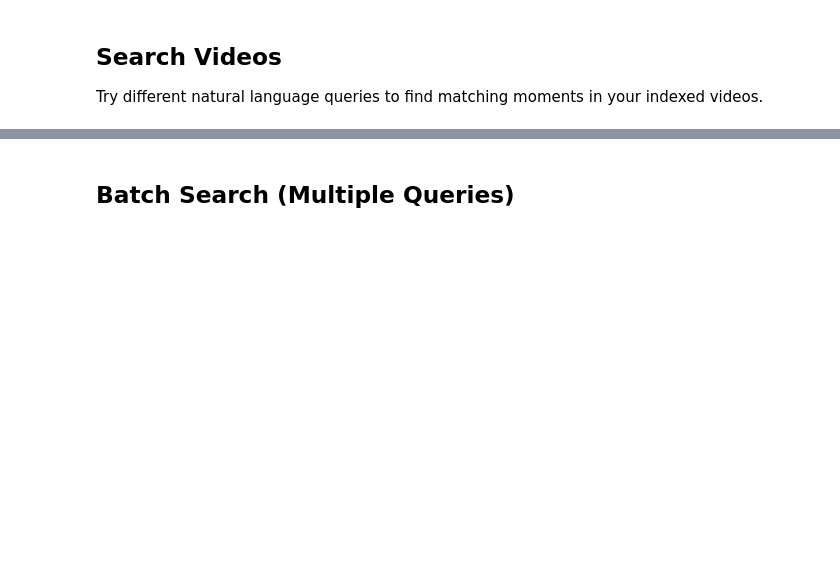
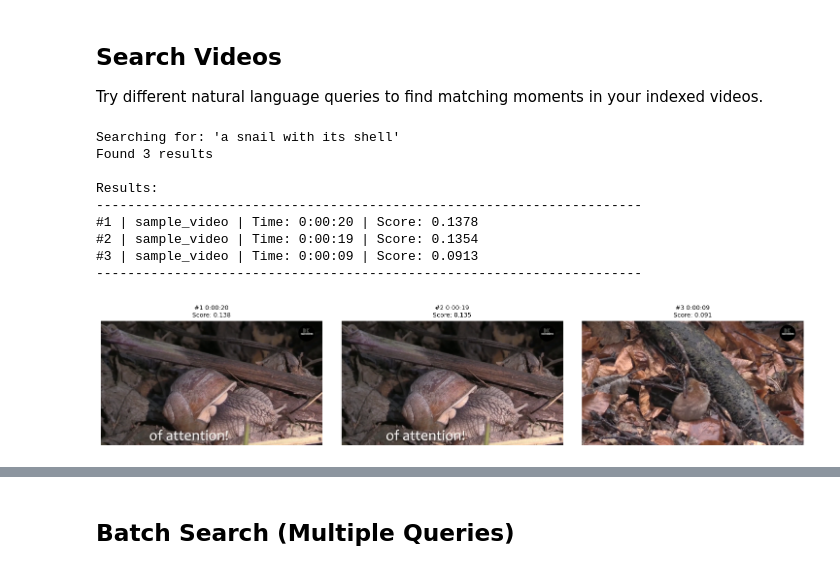
Before and after one commit to kira-1011/video-semantic-search, a Jupyter notebook: main.ipynb, the cells around one changed output, grey strips where cells are left out. Saved outputs shown, nothing was run; the diff lists cells and outputs as text; code cells hidden in the pictures; blank space fills up the shorter version.

```diff
--- a/main.ipynb
+++ b/main.ipynb
@@ -84,7 +70,7 @@ All configurable parameters in one place with justifications.
 
 # SigLIP 2 base model - fastest variant with 768-dim embeddings
 # Alternatives: siglip2-large-patch16-384 (1024-dim), siglip2-so400m-patch14-384 (1152-dim)
-MODEL_NAME = "google/siglip2-base-patch16-256"
+MODEL_NAME = "google/siglip2-base-patch16-224"
 
 # Embedding dimension for base model (changes with model variant)
 EMBEDDING_DIM = 768
@@ -147,9 +133,6 @@ Load the vision-language encoder with memory optimizations:
 - **SDPA**: Scaled Dot-Product Attention for efficient GPU computation
 # %%
 print(f"Loading model: {MODEL_NAME}")
-
-# Load processor (handles image preprocessing and text tokenization)
-processor = AutoProcessor.from_pretrained(MODEL_NAME)
 
 # Load model with optimizations
 # - torch_dtype=float16: Half precision for 50% memory savings
@@ -157,11 +140,16 @@ processor = AutoProcessor.from_pretrained(MODEL_NAME)
 # - device_map="auto": Automatically place on GPU if available
 model = AutoModel.from_pretrained(
     MODEL_NAME,
-    torch_dtype=torch.float16,
+    dtype=torch.float16,
     attn_implementation="sdpa",
     device_map="auto"
 ).eval()  # Set to evaluation mode (disables dropout)
 
+
+# Load processor (handles image preprocessing and text tokenization)
+processor = AutoProcessor.from_pretrained(MODEL_NAME)
+
+
 print(f"Model loaded successfully!")
 print(f"Model device: {model.device}")
 print(f"Image embedding dimension: {model.config.vision_config.hidden_size}")
@@ -299,12 +281,14 @@ def embed_images(frames: list, batch_size: int = BATCH_SIZE):
     for i in tqdm(range(0, len(frames), batch_size), desc="Generating embeddings"):
         batch = frames[i:i + batch_size]
 
-        # Process batch through the processor (resizes to 256x256, normalizes)
+        # Process batch through the processor (resizes, normalizes)
         inputs = processor(images=batch, return_tensors="pt").to(model.device)
 
         with torch.no_grad():
-            # Get image features from vision encoder
-            embeddings = model.get_image_features(**inputs)
+            # Use get_image_features for image-only embedding
+            # Returns BaseModelOutputWithPooling, access pooler_output for embeddings
+            outputs = model.get_image_features(**inputs)
+            embeddings = outputs.pooler_output
 
             # L2 normalize embeddings (required for cosine similarity)
             # This projects all vectors onto the unit sphere
@@ -325,17 +309,19 @@ def embed_text(query: str):
     Returns:
         embedding: numpy array of shape (1, EMBEDDING_DIM)
     """
-    # IMPORTANT: Use padding="max_length" because SigLIP was trained this way
-    # Without this, results may be suboptimal
+    # IMPORTANT: Use padding="max_length" and max_length=64 because SigLIP2 was trained this way
     inputs = processor(
         text=[query],
         padding="max_length",  # Critical: model was trained with max_length padding
+        max_length=64,         # SigLIP2 uses max_length=64
         return_tensors="pt"
     ).to(model.device)
 
     with torch.no_grad():
-        # Get text features from text encoder
-        embedding = model.get_text_features(**inputs)
+        # Use get_text_features for text-only embedding
+        # Returns BaseModelOutputWithPooling, access pooler_output for embeddings
+        outputs = model.get_text_features(**inputs)
+        embedding = outputs.pooler_output
 
         # L2 normalize (same as images)
         embedding = embedding / embedding.norm(dim=-1, keepdim=True)
@@ -598,9 +609,20 @@ get_database_stats()
 Try different natural language queries to find matching moments in your indexed videos.
 # %%
 # Example search query - update this to match your video content
-query = "a person talking"
+query = "a snail with its shell"
 
-results = search(query, top_k=5)
+results = search(query, top_k=3)
 display_search_results(results)
+# %% [output]
+Searching for: 'a snail with its shell'
+Found 3 results
+
+Results:
+----------------------------------------------------------------------
+#1 | sample_video | Time: 0:00:20 | Score: 0.1378
+#2 | sample_video | Time: 0:00:19 | Score: 0.1354
+#3 | sample_video | Time: 0:00:09 | Score: 0.0913
+----------------------------------------------------------------------
+[figure, added]
 # %%
 # Try another query
```
Also changed, not shown: parts of 10 cells of this notebook, 3 other files.
